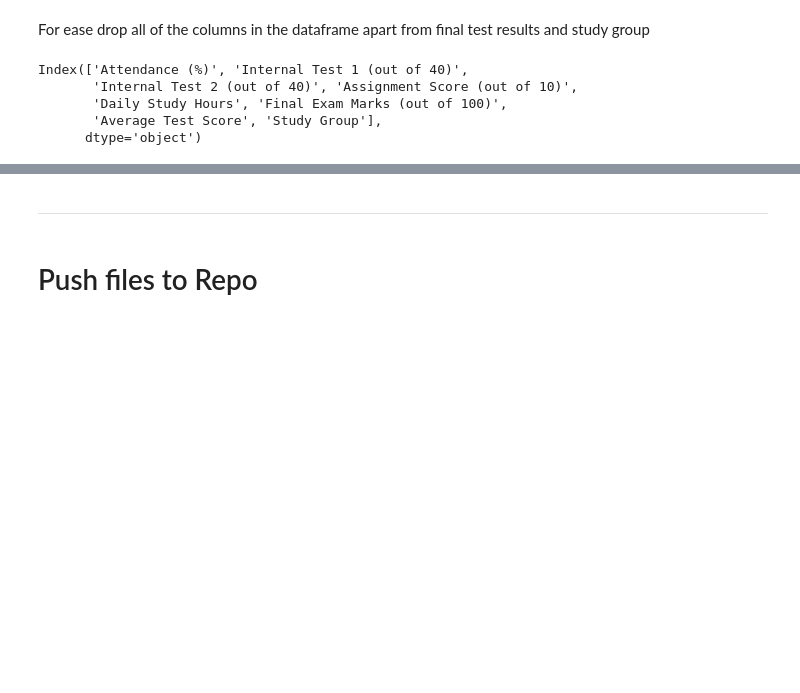
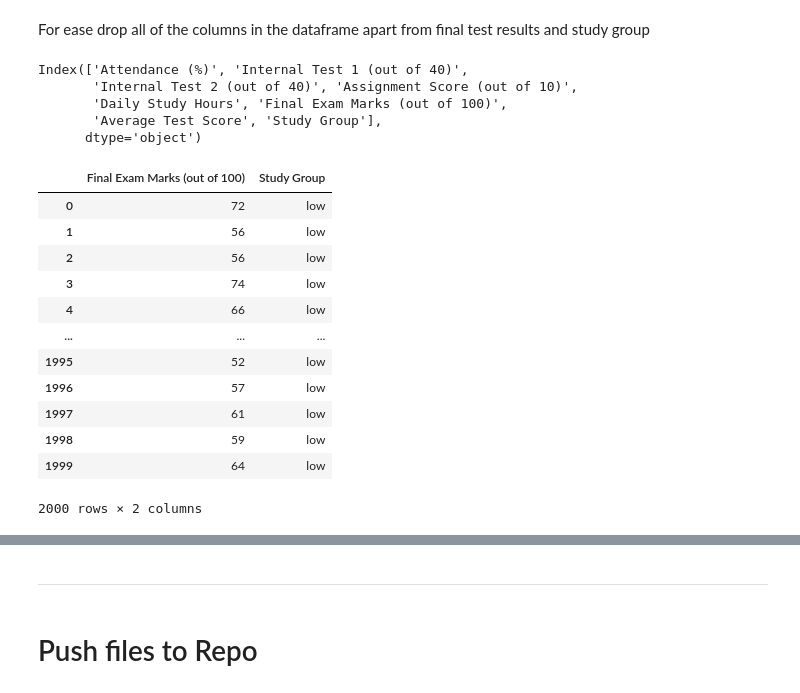
Before and after one commit to tb9757/Student-Academic-Performance, a Jupyter notebook: jupyter_notebooks/2. eda_and_hypotheses.ipynb, the cells around one changed output, grey strips where cells are left out. Drawn from its saved outputs; the diff is of its cells as text; code cells hidden in the pictures; blank space fills up the shorter version.

```diff
--- a/jupyter_notebooks/2. eda_and_hypotheses.ipynb
+++ b/jupyter_notebooks/2. eda_and_hypotheses.ipynb
@@ -331,0 +330,21 @@ df_
+# %%
+#drop all columns apart from final exam marks and study group
+df_study_group = df.drop(columns=['Attendance (%)', 'Internal Test 1 (out of 40)',
+       'Internal Test 2 (out of 40)', 'Assignment Score (out of 10)',
+       'Daily Study Hours','Average Test Score'])
+#display stuy group
+df_study_group
+# %% [output]
+|  | Final Exam Marks (out of 100) | Study Group |
+| 0 | 72 | low |
+| 1 | 56 | low |
+| 2 | 56 | low |
+| 3 | 74 | low |
+| 4 | 66 | low |
+| ... | ... | ... |
+| 1995 | 52 | low |
+| 1996 | 57 | low |
+| 1997 | 61 | low |
+| 1998 | 59 | low |
+| 1999 | 64 | low |
+2000 rows × 2 columns
```
Also changed, not shown: parts of 3 cells of this notebook.
